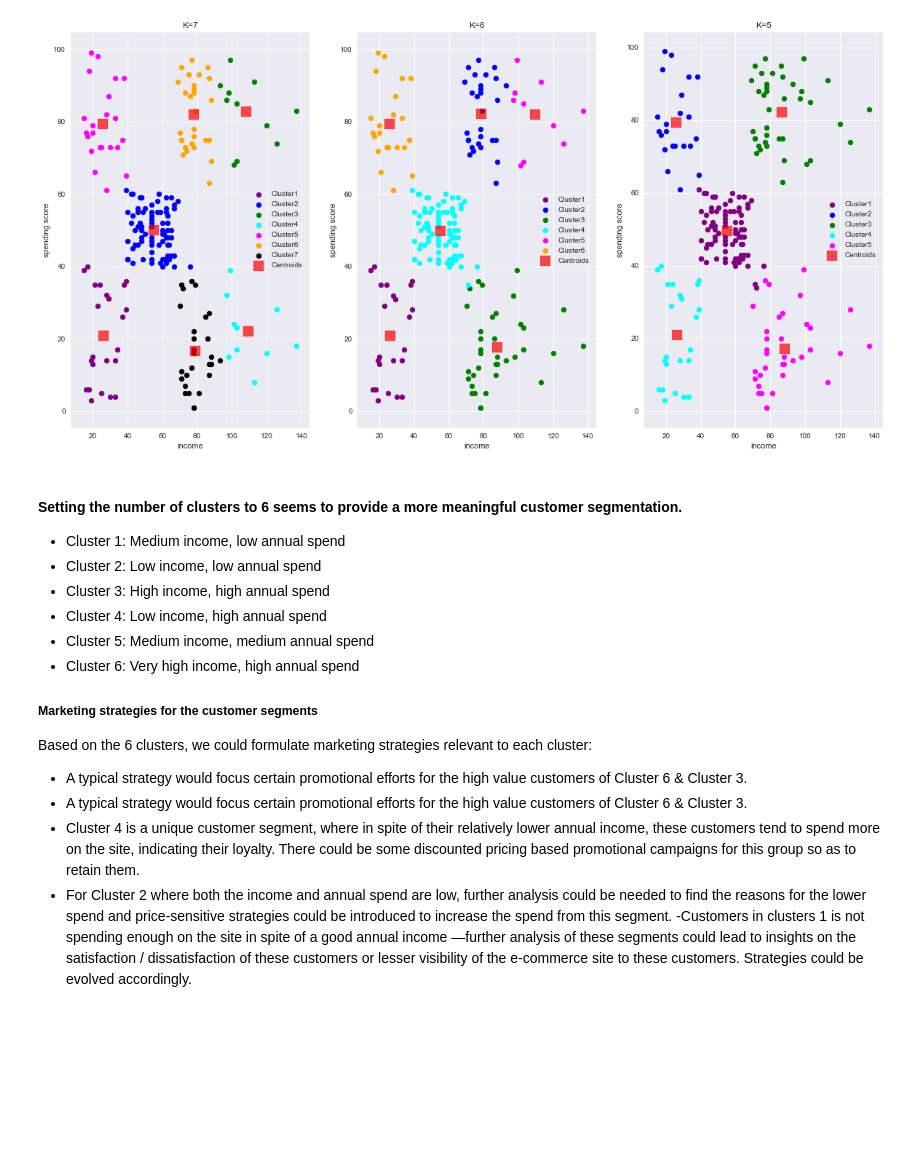
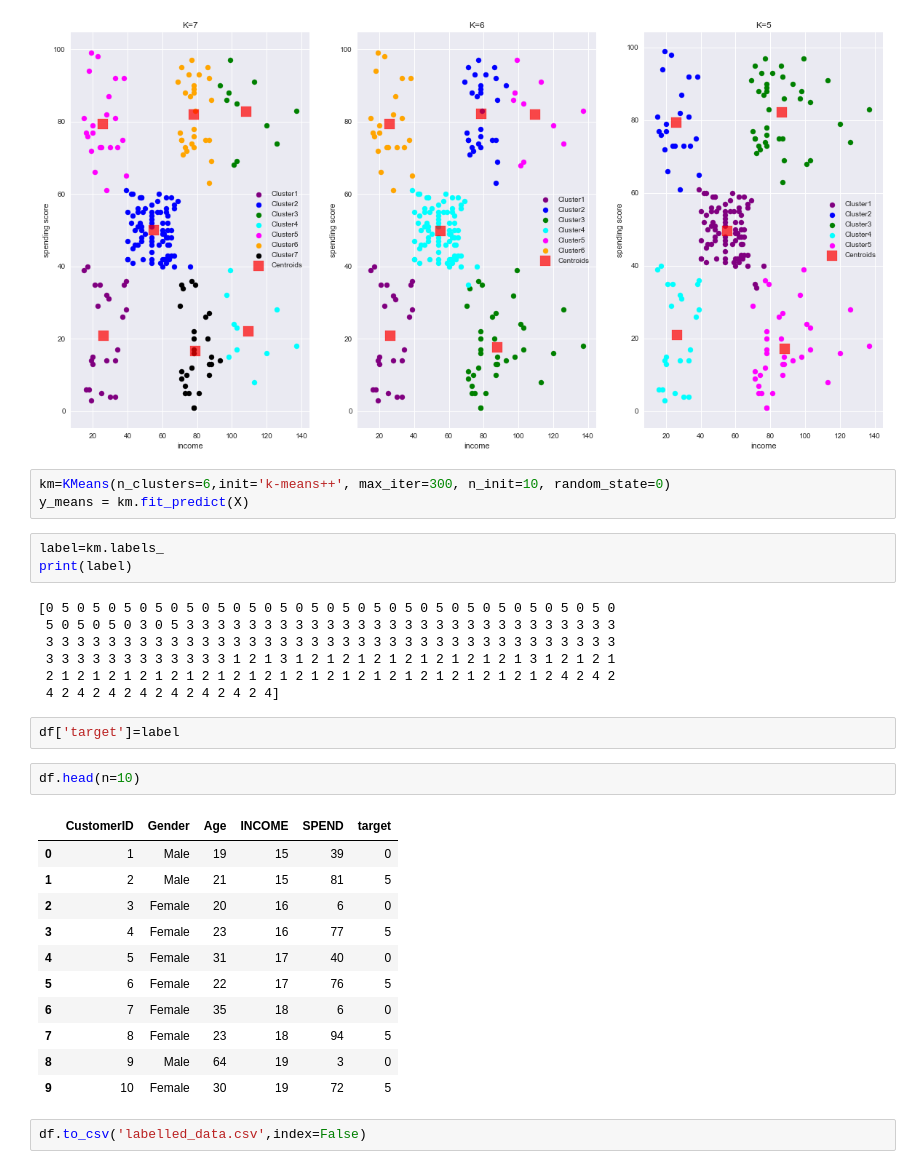
Before and after one commit to harshitmuhal/Customer-Segmentation-using-Kmeans, a Jupyter notebook: customer_segmentation.ipynb, the cells around one changed output. Cells and saved outputs as stored; diff of their text form; blank space fills up the shorter version.

```diff
--- a/customer_segmentation.ipynb
+++ b/customer_segmentation.ipynb
@@ -160,21 +160,34 @@ plt.legend()
 plt.show()
 # %% [output]
 [figure]
-# %% [markdown]
-#### Setting the number of clusters to 6 seems to provide a more meaningful customer segmentation.
-- Cluster 1: Medium income, low annual spend
-- Cluster 2: Low income, low annual spend
-- Cluster 3: High income, high annual spend
-- Cluster 4: Low income, high annual spend
-- Cluster 5: Medium income, medium annual spend
-- Cluster 6: Very high income, high annual spend
-
-
-##### Marketing strategies for the customer segments
- Based on the 6 clusters, we could formulate marketing strategies relevant to each cluster:
-
-- A typical strategy would focus certain promotional efforts for the high value customers of Cluster 6 & Cluster 3.
-- A typical strategy would focus certain promotional efforts for the high value customers of Cluster 6 & Cluster 3.
-- Cluster 4 is a unique customer segment, where in spite of their relatively lower annual income, these customers tend to spend more on the site, indicating their loyalty. There could be some discounted pricing based promotional campaigns for this group so as to retain them.
-- For Cluster 2 where both the income and annual spend are low, further analysis could be needed to find the reasons for the lower spend and price-sensitive strategies could be introduced to increase the spend from this segment.
--Customers in clusters 1 is not spending enough on the site in spite of a good annual income —further analysis of these segments could lead to insights on the satisfaction / dissatisfaction of these customers or lesser visibility of the e-commerce site to these customers. Strategies could be evolved accordingly.
+# %%
+km=KMeans(n_clusters=6,init='k-means++', max_iter=300, n_init=10, random_state=0)
+y_means = km.fit_predict(X)
+# %%
+label=km.labels_
+print(label)
+# %% [output]
+[0 5 0 5 0 5 0 5 0 5 0 5 0 5 0 5 0 5 0 5 0 5 0 5 0 5 0 5 0 5 0 5 0 5 0 5 0
+ 5 0 5 0 5 0 3 0 5 3 3 3 3 3 3 3 3 3 3 3 3 3 3 3 3 3 3 3 3 3 3 3 3 3 3 3 3
+ 3 3 3 3 3 3 3 3 3 3 3 3 3 3 3 3 3 3 3 3 3 3 3 3 3 3 3 3 3 3 3 3 3 3 3 3 3
+ 3 3 3 3 3 3 3 3 3 3 3 3 1 2 1 3 1 2 1 2 1 2 1 2 1 2 1 2 1 2 1 3 1 2 1 2 1
+ 2 1 2 1 2 1 2 1 2 1 2 1 2 1 2 1 2 1 2 1 2 1 2 1 2 1 2 1 2 1 2 1 2 4 2 4 2
+ 4 2 4 2 4 2 4 2 4 2 4 2 4 2 4]
+# %%
+df['target']=label
+# %%
+df.head(n=10)
+# %% [output]
+|  | CustomerID | Gender | Age | INCOME | SPEND | target |
+| 0 | 1 | Male | 19 | 15 | 39 | 0 |
+| 1 | 2 | Male | 21 | 15 | 81 | 5 |
+| 2 | 3 | Female | 20 | 16 | 6 | 0 |
+| 3 | 4 | Female | 23 | 16 | 77 | 5 |
+| 4 | 5 | Female | 31 | 17 | 40 | 0 |
+| 5 | 6 | Female | 22 | 17 | 76 | 5 |
+| 6 | 7 | Female | 35 | 18 | 6 | 0 |
+| 7 | 8 | Female | 23 | 18 | 94 | 5 |
+| 8 | 9 | Male | 64 | 19 | 3 | 0 |
+| 9 | 10 | Female | 30 | 19 | 72 | 5 |
+# %%
+df.to_csv('labelled_data.csv',index=False)
```
Also changed, not shown: parts of 1 cell of this notebook.
